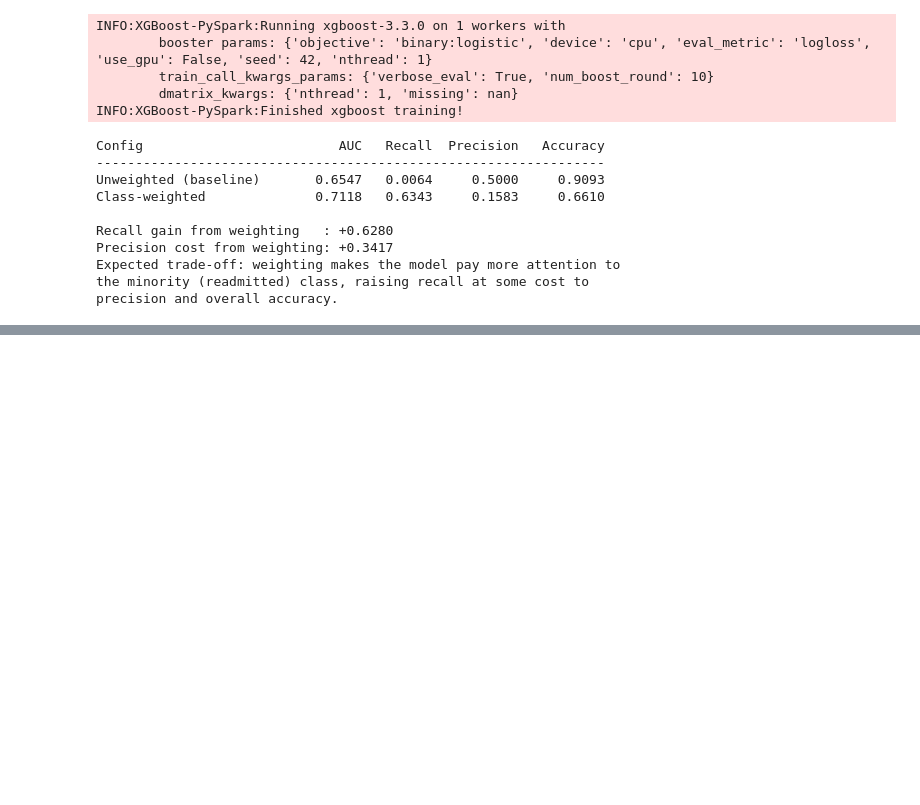
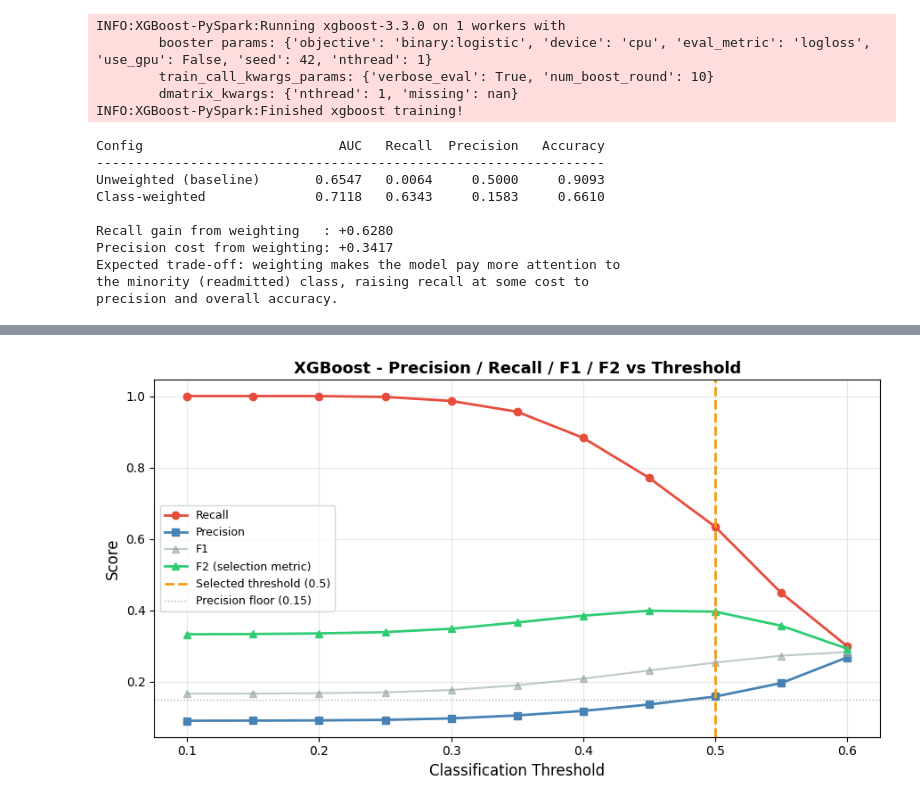
Before and after one commit to kulsoomz99/Predicting-30-Day-Hospital-Readmission-in-Diabetic-Patients, a Jupyter notebook: Diabetes_Re_Admission.ipynb, the cells around one changed output, grey strips where cells are left out. Cells and saved outputs as stored; diff of their text form; code cells hidden in the pictures; blank space fills up the shorter version.

```diff
--- a/Diabetes_Re_Admission.ipynb
+++ b/Diabetes_Re_Admission.ipynb
@@ -1069,0 +1080,86 @@ precision and overall accuracy.
+# %%
+# ============================================================
+# THRESHOLD TUNING - clinically-motivated selection
+# Selection rule: maximize F2 (recall weighted over precision)
+# subject to a precision floor, evaluated on the same held-out
+# test set used above (thresholding is not re-fitting a model,
+# so this does not reopen the leakage issue from hyperparameter
+# selection).
+# ============================================================
+
+def evaluate_at_threshold(preds, threshold):
+    p = preds.withColumn("prob_pos",
+            vector_to_array(col("probability"))[1])
+    p = p.withColumn("prediction",
+            when(col("prob_pos") >= threshold, 1.0).otherwise(0.0))
+    pos  = p.filter(col("label") == 1).count()
+    tp   = p.filter((col("label")==1) & (col("prediction")==1)).count()
+    pp   = p.filter(col("prediction") == 1).count()
+    rec  = tp / pos if pos > 0 else 0
+    prec = tp / pp  if pp  > 0 else 0
+    f1_t = 2*prec*rec/(prec+rec) if (prec+rec) > 0 else 0
+    beta = 2
+    f2_t = (1+beta**2)*prec*rec/((beta**2*prec)+rec) if (prec+rec) > 0 else 0
+    return rec, prec, f1_t, f2_t
+
+thresholds = [0.10, 0.15, 0.20, 0.25, 0.30, 0.35, 0.40, 0.45, 0.50, 0.55, 0.60]
+PRECISION_FLOOR = 0.15   # below this, alert volume is clinically unusable
+
+print("XGBOOST - THRESHOLD TUNING")
+print(f"Selection rule: max F2 subject to precision >= {PRECISION_FLOOR}")
+print(f"{'Threshold':>10} {'Recall':>10} {'Precision':>12} {'F1':>8} {'F2':>8}")
+print("-" * 52)
+
+xgb_thresh_results = []
+for t in thresholds:
+    rec, prec, f1_t, f2_t = evaluate_at_threshold(xgb_preds, t)
+    xgb_thresh_results.append((t, rec, prec, f1_t, f2_t))
+    print(f"{t:>10.2f} {rec:>10.4f} {prec:>12.4f} {f1_t:>8.4f} {f2_t:>8.4f}")
+
+eligible = [r for r in xgb_thresh_results if r[2] >= PRECISION_FLOOR]
+if eligible:
+    best_row = max(eligible, key=lambda r: r[4])
+else:
+    best_row = max(xgb_thresh_results, key=lambda r: r[2])
+    print(f"\nNote: No threshold clears the precision floor of "
+          f"{PRECISION_FLOOR}; falling back to best available precision.")
+
+best_t, rec_t, prec_t, f1_t_best, f2_t_best = best_row
+
+print(f"\nSelected threshold: {best_t}")
+print(f"   Recall={rec_t:.4f}  Precision={prec_t:.4f}  "
+      f"F1={f1_t_best:.4f}  F2={f2_t_best:.4f}")
+print(f"   (Recall at default threshold=0.50 was {best_xgb['recall']:.4f})")
+
+# Apply selected threshold to XGBoost predictions
+xgb_preds_t = xgb_preds.withColumn("prob_pos",
+    vector_to_array(col("probability"))[1])
+xgb_preds_t = xgb_preds_t.withColumn("prediction",
+    when(col("prob_pos") >= best_t, 1.0).otherwise(0.0))
+
+# Plot threshold curve
+fig, ax = plt.subplots(figsize=(9, 5))
+t_vals = [r[0] for r in xgb_thresh_results]
+r_vals = [r[1] for r in xgb_thresh_results]
+p_vals = [r[2] for r in xgb_thresh_results]
+f1_vals = [r[3] for r in xgb_thresh_results]
+f2_vals = [r[4] for r in xgb_thresh_results]
+
+ax.plot(t_vals, r_vals, "o-", color="#E74C3C", lw=2, label="Recall")
+ax.plot(t_vals, p_vals, "s-", color="steelblue", lw=2, label="Precision")
+ax.plot(t_vals, f1_vals, "^-", color="#95A5A6", lw=1.5, alpha=0.6, label="F1")
+ax.plot(t_vals, f2_vals, "^-", color="#2ECC71", lw=2, label="F2 (selection metric)")
+ax.axvline(x=best_t, color="#F39C12", linestyle="--", lw=2,
+           label=f"Selected threshold ({best_t})")
+ax.axhline(y=PRECISION_FLOOR, color="gray", linestyle=":", lw=1, alpha=0.6,
+           label=f"Precision floor ({PRECISION_FLOOR})")
+ax.set_xlabel("Classification Threshold", fontsize=12)
+ax.set_ylabel("Score", fontsize=12)
+ax.set_title("XGBoost - Precision / Recall / F1 / F2 vs Threshold",
+             fontsize=13, fontweight="bold")
+ax.legend(loc="best", fontsize=9)
+ax.grid(alpha=0.3)
+plt.tight_layout()
+plt.savefig("threshold_tuning.png", dpi=150, bbox_inches="tight")
+plt.show()
+# %% [output]
@@ -1069,0 +1185 @@ precision and overall accuracy.
+[figure, added]
```
Also changed, not shown: parts of 15 cells of this notebook.
